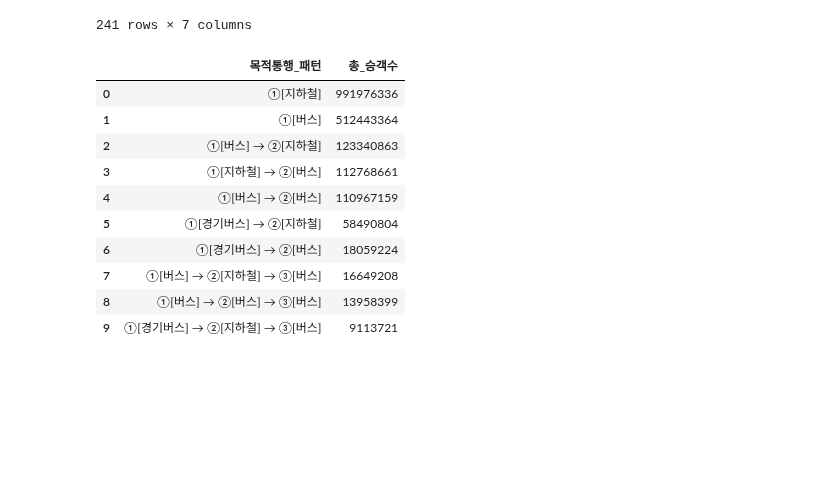
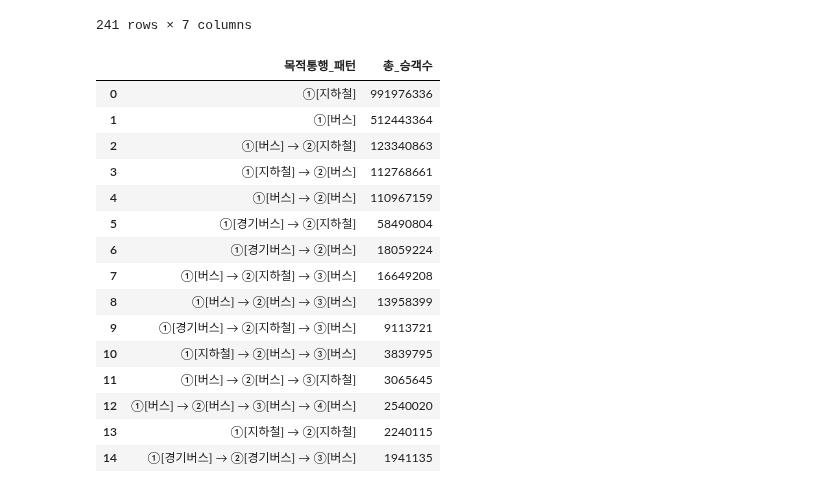
Before and after one commit to lg960214/DACON_Seoul_6, a Jupyter notebook: user_pattern_Top10.ipynb, the cells around one changed output. Drawn from its saved outputs; the diff is of its cells as text; code cells hidden in the pictures; blank space fills up the shorter version.

```diff
--- a/user_pattern_Top10.ipynb
+++ b/user_pattern_Top10.ipynb
@@ -51,20 +51,25 @@ pattern
 # %%
 pattern_total=(pattern[['목적통행_패턴','총_승객수']]
                 .sort_values('총_승객수',ascending=False)
                 .reset_index(drop=True)
-                .iloc[:10]
+                .iloc[:15]
                 )
 
 pattern_total
 # %% [output]
 |  | 목적통행_패턴 | 총_승객수 |
 | 0 | ①[지하철] | 991976336 |
 | 1 | ①[버스] | 512443364 |
 | 2 | ①[버스] → ②[지하철] | 123340863 |
 | 3 | ①[지하철] → ②[버스] | 112768661 |
 | 4 | ①[버스] → ②[버스] | 110967159 |
 | 5 | ①[경기버스] → ②[지하철] | 58490804 |
 | 6 | ①[경기버스] → ②[버스] | 18059224 |
 | 7 | ①[버스] → ②[지하철] → ③[버스] | 16649208 |
 | 8 | ①[버스] → ②[버스] → ③[버스] | 13958399 |
 | 9 | ①[경기버스] → ②[지하철] → ③[버스] | 9113721 |
+| 10 | ①[지하철] → ②[버스] → ③[버스] | 3839795 |
+| 11 | ①[버스] → ②[버스] → ③[지하철] | 3065645 |
+| 12 | ①[버스] → ②[버스] → ③[버스] → ④[버스] | 2540020 |
+| 13 | ①[지하철] → ②[지하철] | 2240115 |
+| 14 | ①[경기버스] → ②[경기버스] → ③[버스] | 1941135 |
```
Also changed, not shown: parts of 5 cells of this notebook.
